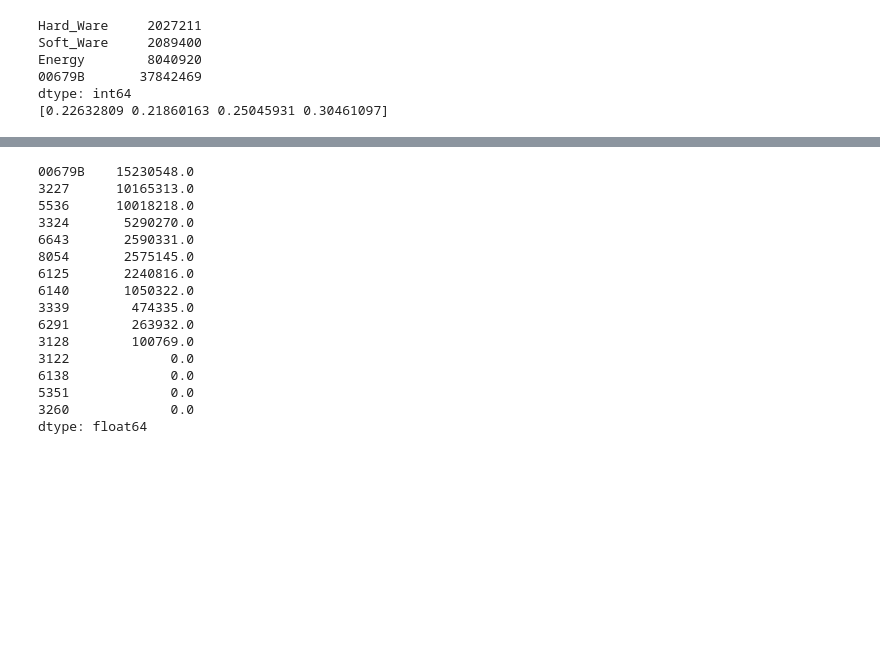
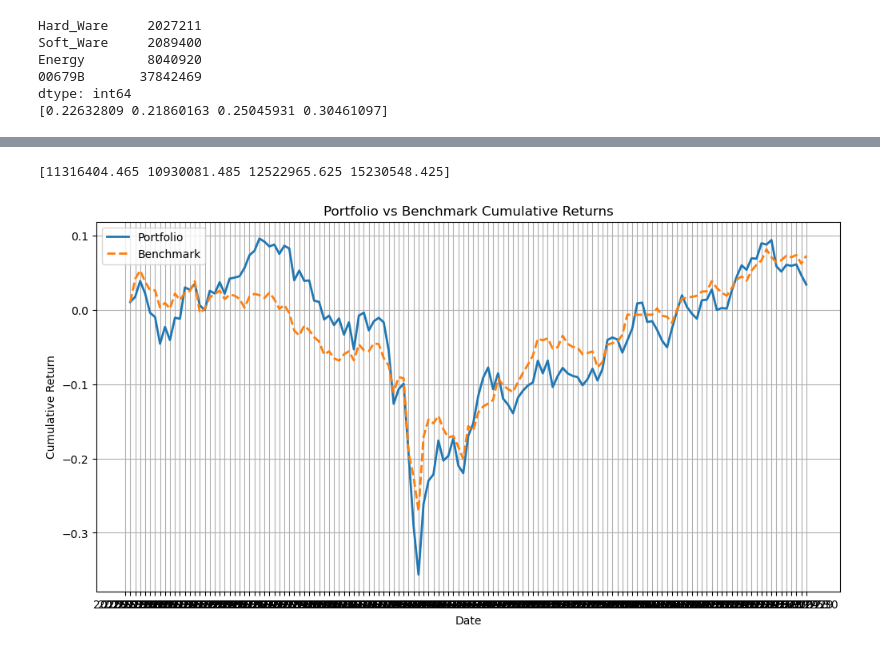
Before and after one commit to Xin95172/Personal-Project, a Jupyter notebook: 投資組合競賽/frontier.ipynb, the cells around one changed output, grey strips where cells are left out. Drawn from its saved outputs; the diff is of its cells as text; code cells hidden in the pictures; blank space fills up the shorter version.

```diff
--- a/投資組合競賽/frontier.ipynb
+++ b/投資組合競賽/frontier.ipynb
@@ -567,27 +567,49 @@ final_weights = pd.concat([
     pd.Series(final_weights_bond.astype(float), index = annualized_mean_bond.index)
 ])
 
-final_weights = final_weights[final_weights > 0]
-final_weights = final_weights / final_weights.sum()
+final_weights_secter = final_weights[final_weights > 0]
+final_weights = final_weights_secter / final_weights_secter.sum()
 final_weights = final_weights.sort_values(ascending = False)
 final_weights = final_weights
 
-final_amount = final_weights * 50_000_000
-print(final_amount.round())
+final_amount = final_weights_secter
+print(w_group.round(10)*50000000)
 # %% [output]
-00679B    15230548.0
-3227      10165313.0
-5536      10018218.0
-3324       5290270.0
-6643       2590331.0
-8054       2575145.0
-6125       2240816.0
-6140       1050322.0
-3339        474335.0
-6291        263932.0
-3128        100769.0
-3122             0.0
-6138             0.0
-5351             0.0
-3260             0.0
-dtype: float64
+[11316404.465 10930081.485 12522965.625 15230548.425]
+# %%
+files = [
+    "hard_ware_prices.csv",
+    "soft_ware_prices.csv",
+    "energy_prices.csv",
+    "bond_prices.csv",
+    "benchmark_prices.csv"
+]
+dfs = [pd.read_csv(f, index_col = "Date") for f in files]
+prices = pd.concat(dfs, axis = 1)
+prices = prices.loc["2025-01-01": ]
+
+benchmark_prices = prices["0050"]
+benchmark_prices.loc["2025-06-18": ] = benchmark_prices.loc["2025-06-18": ] * 4
+# %%
+sorted_weights = pd.Series(0.0, index = prices.columns)
+sorted_weights.update(final_weights)
+weighted_prices = prices * sorted_weights
+# %%
+portfolio_value = weighted_prices.sum(axis = 1)
+port_returns = portfolio_value.pct_change()
+port_returns = port_returns.cumsum()
+
+benchmark_returns = benchmark_prices.pct_change()
+benchmark_returns = benchmark_returns.cumsum()
+# %%
+plt.figure(figsize=(12,6))
+plt.plot(port_returns, label = 'Portfolio', linewidth=2)
+plt.plot(benchmark_returns, label='Benchmark', linewidth=2, linestyle='--')
+plt.title("Portfolio vs Benchmark Cumulative Returns")
+plt.xlabel("Date")
+plt.ylabel("Cumulative Return")
+plt.legend()
+plt.grid(True)
+plt.show()
+# %% [output]
+[figure, added]
```
Also changed, not shown: parts of 3 cells of this notebook, 6 other files.
